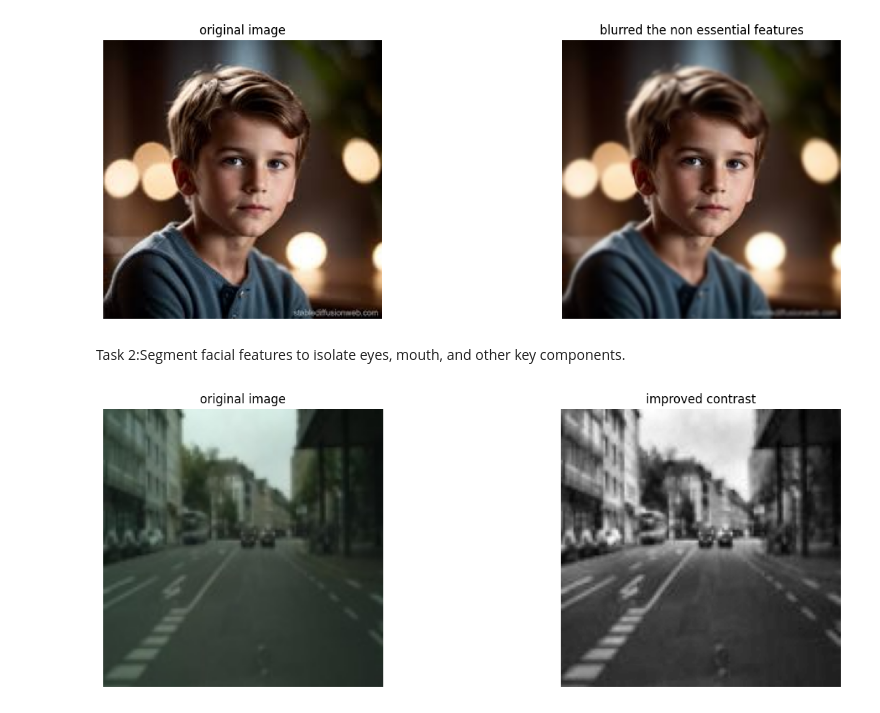
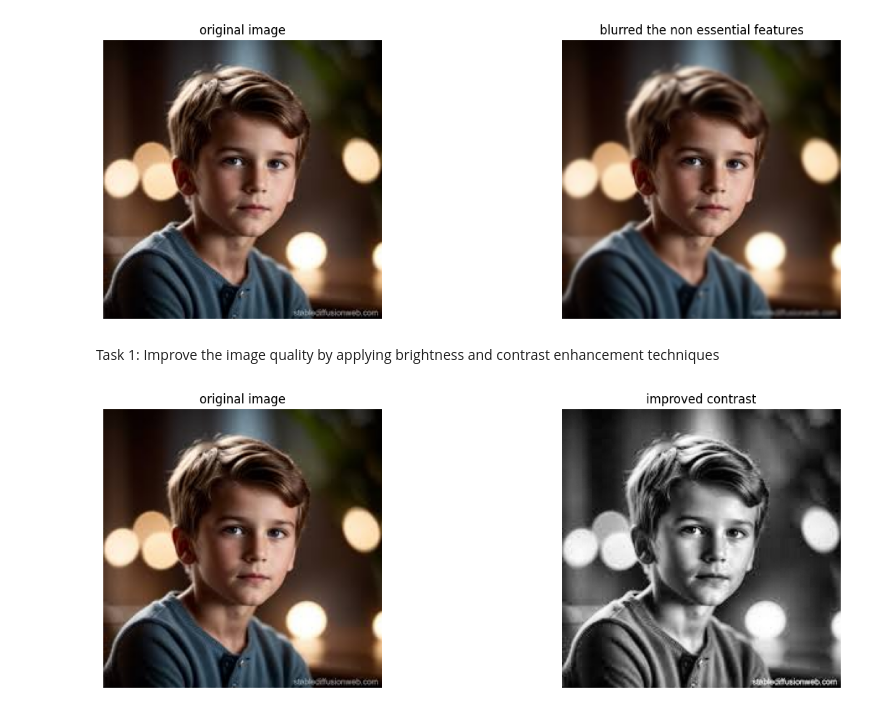
Before and after one commit to abrarzayedgithub/image-processing-test-, a Jupyter notebook: problem_no_2(task1,task2,task3,task4).ipynb, the cells around one changed output. Drawn from its saved outputs; the diff is of its cells as text; code cells hidden in the pictures.

```diff
--- a/problem_no_2(task1,task2,task3,task4).ipynb
+++ b/problem_no_2(task1,task2,task3,task4).ipynb
@@ -90,40 +90,40 @@ plt.axis('off')
 plt.show()
 # %% [output]
 [figure]
-# %% [markdown]
-Task 2:Segment facial features to isolate eyes, mouth, and other key components.
+# %% [markdown]
+Task 1: Improve the image quality by applying brightness and contrast enhancement techniques
 # %%
 import numpy as np
 import cv2
 import matplotlib.pyplot as plt
 # %%
-image = cv2.imread('/content/drive/MyDrive/traffic.jpg')
+image = cv2.imread('/content/drive/MyDrive/a boy.jpeg')
 gray_image = cv2.cvtColor(image,cv2.COLOR_BGR2GRAY)
 
 image_float = image.astype(np.float32)
 
 #ajust brightness and contrust
 alpha = 1.5
 beta = 50
 adjusted_image = alpha*image_float + beta
 adjusted_image = np.clip(adjusted_image,0,255).astype(np.uint8)
 
 #imporving contryst by using histogram equalization
 clahe = cv2.createCLAHE(clipLimit=2,tileGridSize=(8,8))
 clahe_image = clahe.apply(gray_image)
 
 #display the image
 plt.figure(figsize=(15,5))
 plt.subplot(1,2,1)
 plt.imshow(cv2.cvtColor(image,cv2.COLOR_BGR2RGB))
 plt.title('original image')
 plt.axis('off')
 
 plt.subplot(1,2,2)
 plt.imshow(clahe_image,cmap='gray')
 plt.title('improved contrast')
 plt.axis('off')
 
 plt.show()
 # %% [output]
-[figure, old version]
+[figure, new version]
```
